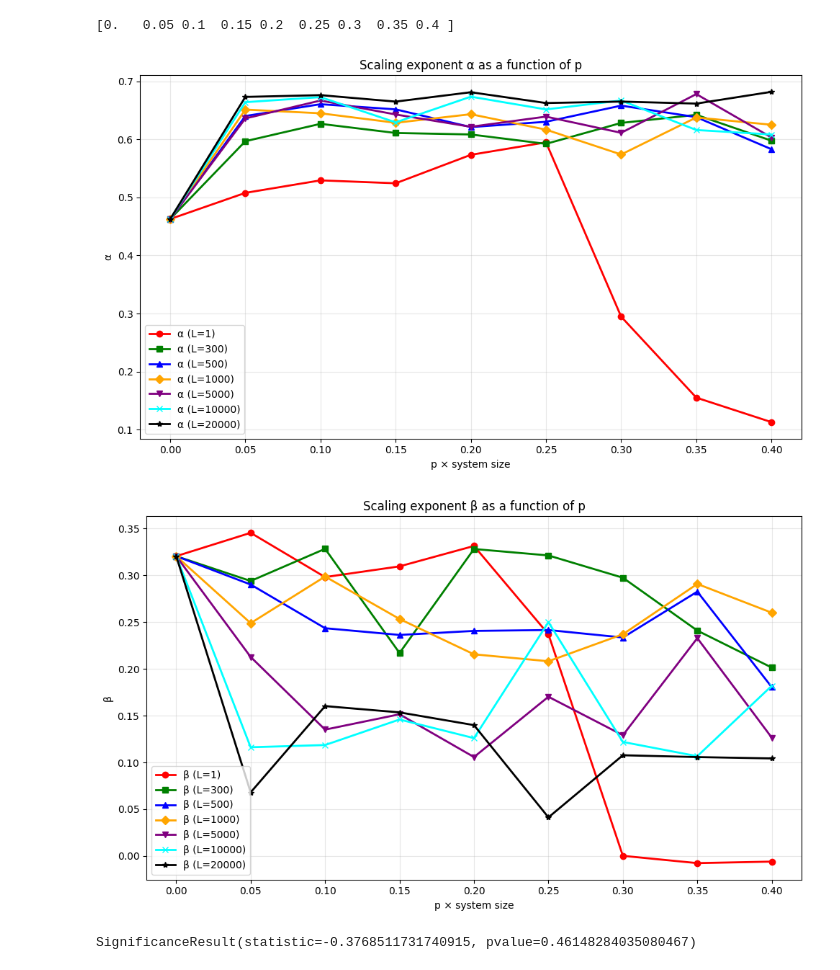
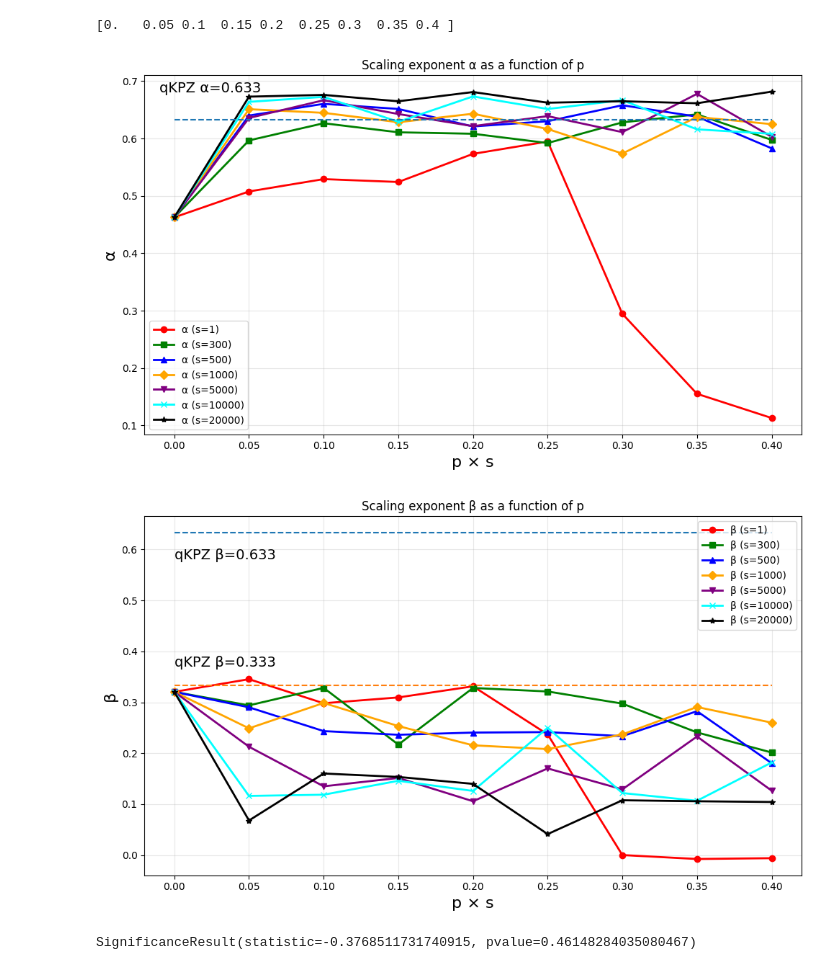
Before and after one commit to maxou2804/script_1D_Eden, a Jupyter notebook: plot_3d_acc_sites.ipynb, the cells around one changed output. Saved outputs shown, nothing was run; the diff lists cells and outputs as text; code cells hidden in the pictures.

```diff
--- a/plot_3d_acc_sites.ipynb
+++ b/plot_3d_acc_sites.ipynb
@@ -97,42 +97,48 @@ beta_data = {
 }
 
 colors = ['red', 'green', 'blue', 'orange', 'purple', 'cyan', 'black']
 markers = ['o', 's', '^', 'D', 'v', 'x', '*']
 
 # -------------------------
 # PLOT α(p)
 # -------------------------
 plt.figure(figsize=(10,6))
 
 for (L, (p, alpha)), color, marker in zip(alpha_data.items(), colors, markers):
-    plt.plot(p, alpha, marker=marker, color=color, label=f"α (L={L})", linewidth=2)
+    plt.plot(p, alpha, marker=marker, color=color, label=f"α (s={L})", linewidth=2)
 
-plt.xlabel("p × system size")
-plt.ylabel("α")
+
+plt.plot(p,0.633*np.ones((len(p),1)),'--')
+plt.text(-0.01,0.68,'qKPZ α=0.633',fontsize=14)
+plt.xlabel("p × s",fontsize=16)
+plt.ylabel("α",fontsize=16)
 plt.title("Scaling exponent α as a function of p")
 plt.grid(True, alpha=0.3)
 plt.legend()
 plt.tight_layout()
 plt.show()
 
 # -------------------------
 # PLOT β(p)
 # -------------------------
 plt.figure(figsize=(10,6))
 
 for (L, (p, beta)), color, marker in zip(beta_data.items(), colors, markers):
-    plt.plot(p, beta, marker=marker, color=color, label=f"β (L={L})", linewidth=2)
-
-plt.xlabel("p × system size")
-plt.ylabel("β")
+    plt.plot(p, beta, marker=marker, color=color, label=f"β (s={L})", linewidth=2)
+plt.text(0.0,0.58,'qKPZ β=0.633',fontsize=14)
+plt.text(0.0,0.37,'qKPZ β=0.333',fontsize=14)
+plt.plot(p,0.633*np.ones((len(p),1)),'--')
+plt.plot(p,0.333*np.ones((len(p),1)),'--')
+plt.xlabel("p × s",fontsize=16)
+plt.ylabel("β",fontsize=16)
 plt.title("Scaling exponent β as a function of p")
 plt.grid(True, alpha=0.3)
 plt.legend()
 plt.tight_layout()
 plt.show()
 # %% [output]
-[figure, old version]
+[figure, new version]
-[figure, old version]
+[figure, new version]
 # %%
 import plotly.graph_objects as go
 import numpy as np
```
Also changed, not shown: 3 other files.
